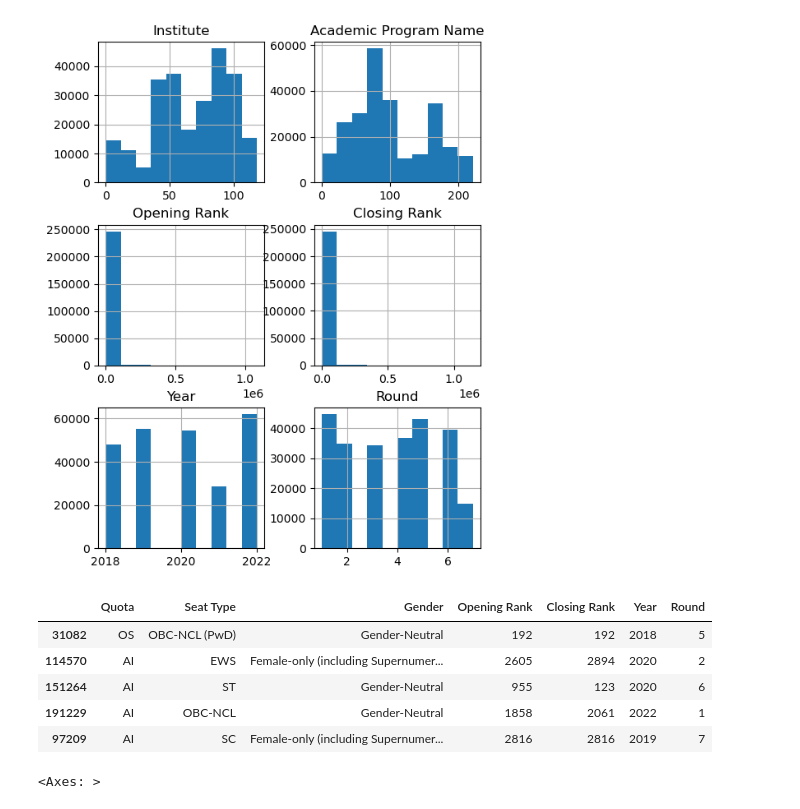
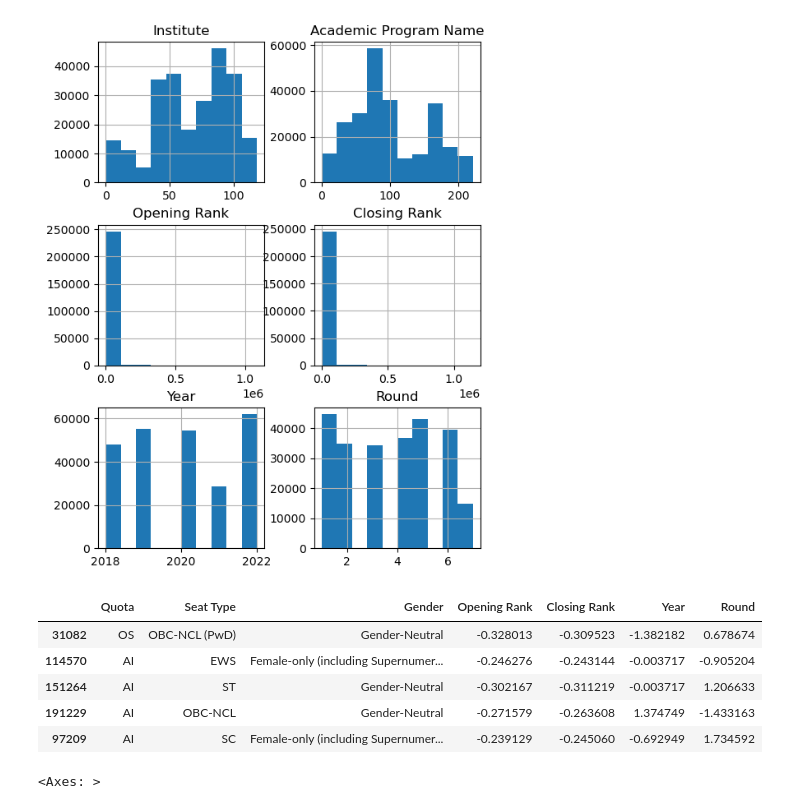
Before and after one commit to Pranav9605/Graduate-Admission-Prediction-with-Machine-Learning, a Jupyter notebook: Data Preprocessing.ipynb, the cells around one changed output. Drawn from its saved outputs; the diff is of its cells as text; code cells hidden in the pictures.

```diff
--- a/Data Preprocessing.ipynb
+++ b/Data Preprocessing.ipynb
@@ -209,13 +210,14 @@ train,test=train_test_split(df_copy,test_size=0.3,random_state=42)
 #Here we are fitting the enocoder on the entire dataset but transforming them separately.the main reason for doing this is
 # to handle all categories consistently,more focus is given to this rather than data leakage.
 from sklearn.preprocessing import LabelEncoder
-lencoder=LabelEncoder()
+label_encoder=LabelEncoder()
 for col in ['Institute','Academic Program Name']:
-    lencoder.fit(df_copy[col])
-    train[col]=lencoder.transform(train[col])
-    test[col]=lencoder.transform(test[col])
+    df_copy[col] = label_encoder.fit_transform(df_copy[col])
 
+    # lencoder.fit(df_copy[col])
+    # train[col]=lencoder.transform(train[col])
+    # test[col]=lencoder.transform(test[col])
 
-train.head()
+df_copy.head()
 # %% [output]
 |  | Institute | Academic Program Name | Quota | Seat Type | Gender | Opening Rank | Closing Rank | Year | ... |
@@ -276,18 +299,18 @@ array([[<Axes: title={'center': 'Institute'}>,
 # %%
 from sklearn.preprocessing import StandardScaler
 cols=['Opening Rank', 'Closing Rank', 'Year','Round']
 scaler=StandardScaler()
 scaler.fit(x_train[cols])
-train[cols]=scaler.transform(x_train[cols])
-test[cols]=scaler.transform(x_test[cols])
+x_train[cols]=scaler.transform(x_train[cols])
+x_test[cols]=scaler.transform(x_test[cols])
 x_train.head()
 # %% [output]
 |  | Quota | Seat Type | Gender | Opening Rank | Closing Rank | Year | Round |
-| 31082 | OS | OBC-NCL (PwD) | Gender-Neutral | 192 | 192 | 2018 | 5 |
-| 114570 | AI | EWS | Female-only (including Supernumer... | 2605 | 2894 | 2020 | 2 |
-| 151264 | AI | ST | Gender-Neutral | 955 | 123 | 2020 | 6 |
-| 191229 | AI | OBC-NCL | Gender-Neutral | 1858 | 2061 | 2022 | 1 |
-| 97209 | AI | SC | Female-only (including Supernumer... | 2816 | 2816 | 2019 | 7 |
+| 31082 | OS | OBC-NCL (PwD) | Gender-Neutral | -0.328013 | -0.309523 | -1.382182 | 0.678674 |
+| 114570 | AI | EWS | Female-only (including Supernumer... | -0.246276 | -0.243144 | -0.003717 | -0.905204 |
+| 151264 | AI | ST | Gender-Neutral | -0.302167 | -0.311219 | -0.003717 | 1.206633 |
+| 191229 | AI | OBC-NCL | Gender-Neutral | -0.271579 | -0.263608 | 1.374749 | -1.433163 |
+| 97209 | AI | SC | Female-only (including Supernumer... | -0.239129 | -0.245060 | -0.692949 | 1.734592 |
 # %%
 tot=pd.concat([train,test])
 corr=tot.corr(numeric_only=True)
```
Also changed, not shown: parts of 23 cells of this notebook.
